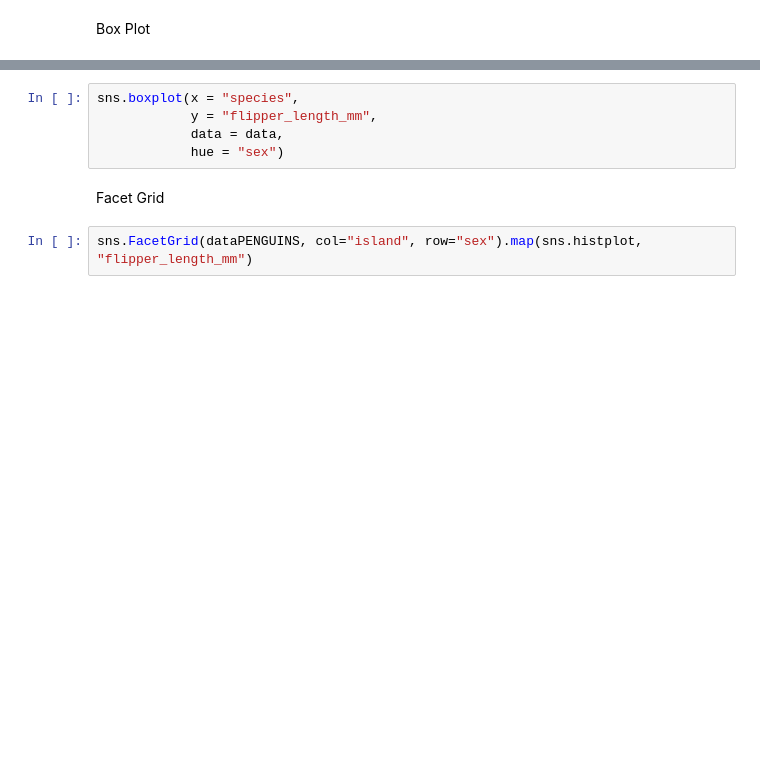
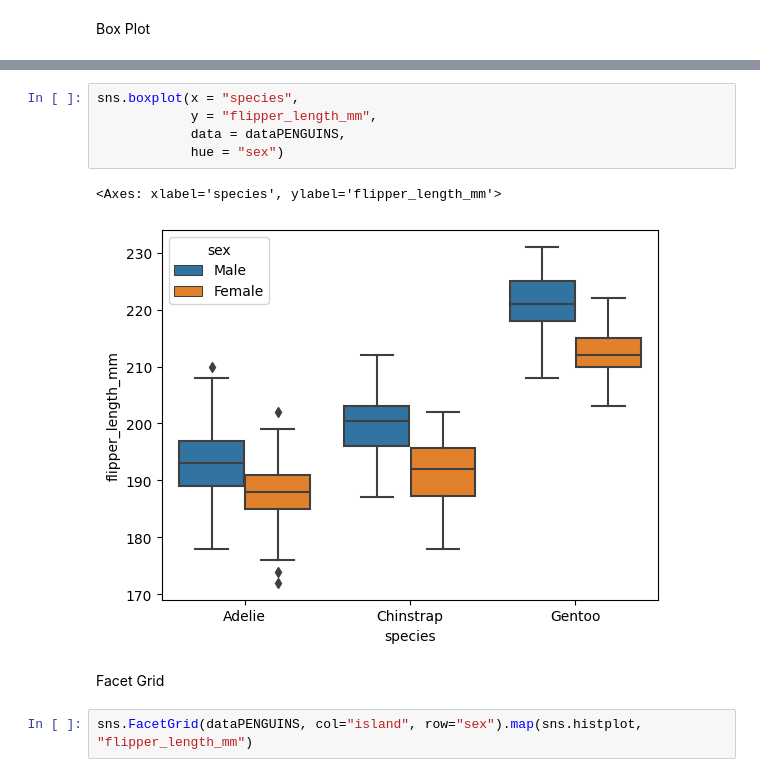
Before and after one commit to tmoura/softexIA, a Jupyter notebook: 15_Visualizacao_de_Dados.ipynb, the cells around one changed output, grey strips where cells are left out. Saved outputs shown, nothing was run; the diff lists cells and outputs as text; blank space fills up the shorter version.

```diff
--- a/15_Visualizacao_de_Dados.ipynb
+++ b/15_Visualizacao_de_Dados.ipynb
@@ -182,8 +230,11 @@ sns.boxplot(x = "species", y = "flipper_length_mm", data = dataPENGUINS)
 # %%
 sns.boxplot(x = "species",
             y = "flipper_length_mm",
-            data = data,
+            data = dataPENGUINS,
             hue = "sex")
+# %% [output]
+<Axes: xlabel='species', ylabel='flipper_length_mm'>
+[figure, added]
 # %% [markdown]
 Facet Grid
 # %%
```
Also changed, not shown: parts of 20 cells of this notebook.
